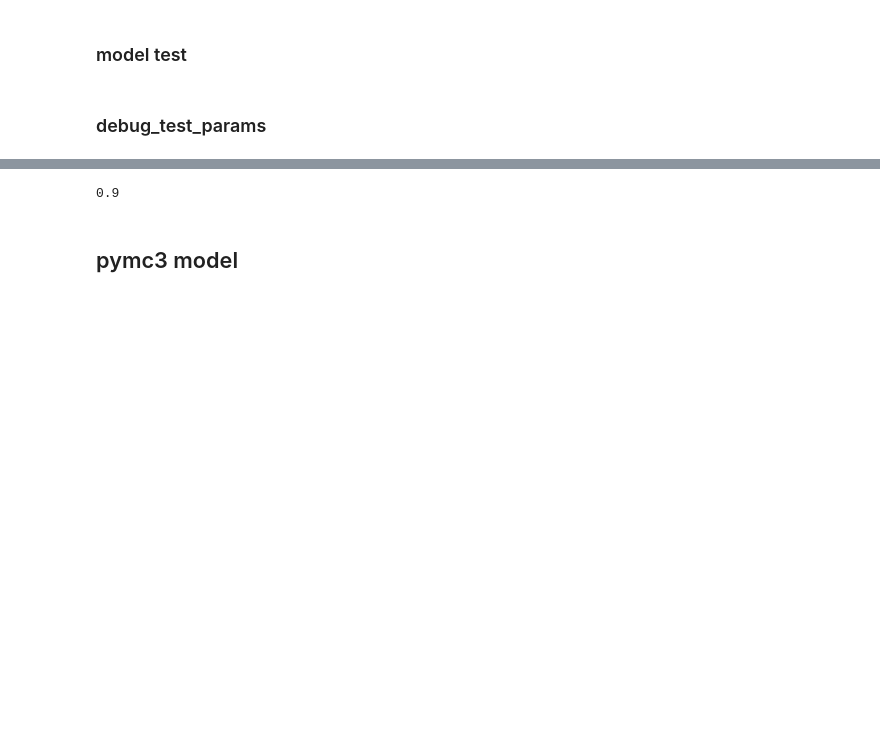
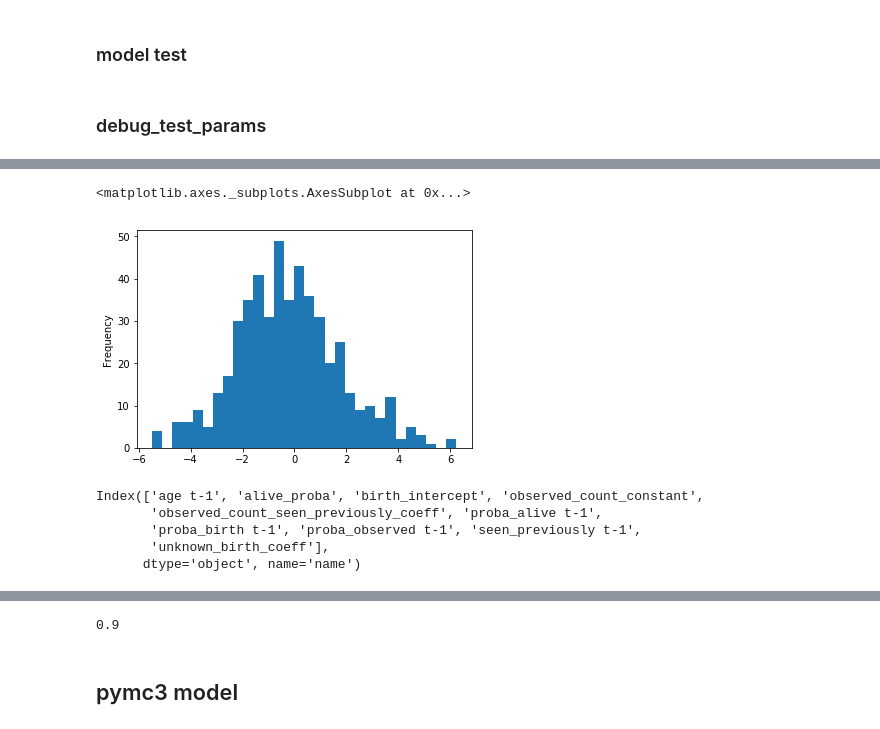
Before and after one commit to Edderic/mics-whales, a Jupyter notebook: mics-whales.ipynb, the cells around one changed output, grey strips where cells are left out. Drawn from its saved outputs; the diff is of its cells as text; code cells hidden in the pictures; blank space fills up the shorter version.

```diff
--- a/mics-whales.ipynb
+++ b/mics-whales.ipynb
@@ -814,0 +887,28 @@ RV()
+# %%
+def distance(x, y):
+    data_x = x['data']
+    data_y = y['data']
+
+    step = 2
+
+    error = 0
+
+    for i in range(0, len(data_x), step):
+        start_index = i
+        end_index = i+step
+
+        for observed_state in range(1,3):
+            error += abs(
+                count_differences(
+                    observed_state,
+                    data_x[start_index:end_index],
+                    data_y[start_index:end_index]
+                )
+            )
+
+    return error
+
+distance(
+    x={'data': np.array([1,1,1,1])},
+    y={'data': np.array([2,1,1,1])},
+)
@@ -814,0 +1002,8 @@ RV()
+# %%
+abc = ABCSMC(
+    models=models,
+    parameter_priors=parameter_priors,
+    distance_function=distance,
+    population_size=500,
+    eps=ListEpsilon([i for i in range(10,-1,-1)])
+)
@@ -814,0 +1022,2 @@ RV()
+# %%
+history = abc.run(minimum_epsilon=1, max_nr_populations=10,)
@@ -814,0 +1036,2 @@ RV()
+# %%
+dist, w = history.get_distribution(m=0, t=9)
@@ -814,0 +1060,13 @@ RV()
+# %%
+dist['birth_intercept'].plot.hist(bins=30)
+# %% [output]
+<matplotlib.axes._subplots.AxesSubplot at 0x...>
+[figure, added]
+# %%
+dist.columns
+# %% [output]
+Index(['age t-1', 'alive_proba', 'birth_intercept', 'observed_count_constant',
+       'observed_count_seen_previously_coeff', 'proba_alive t-1',
+       'proba_birth t-1', 'proba_observed t-1', 'seen_previously t-1',
+       'unknown_birth_coeff'],
+      dtype='object', name='name')
```
Also changed, not shown: parts of 75 cells of this notebook.
